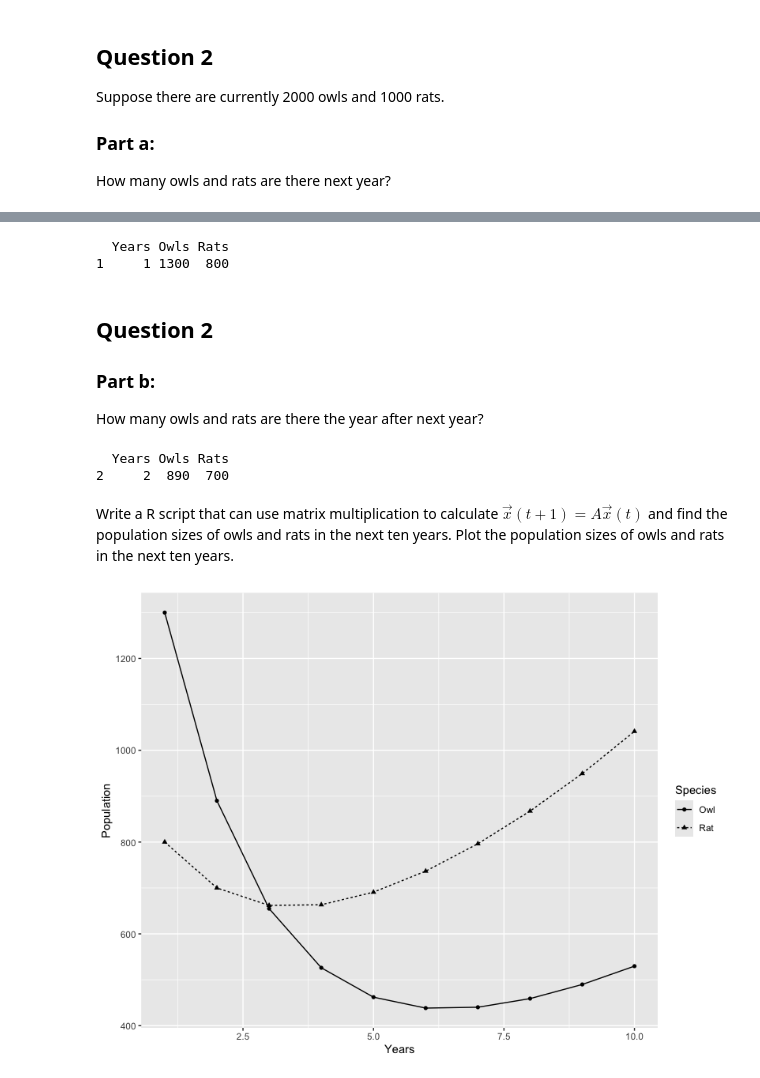
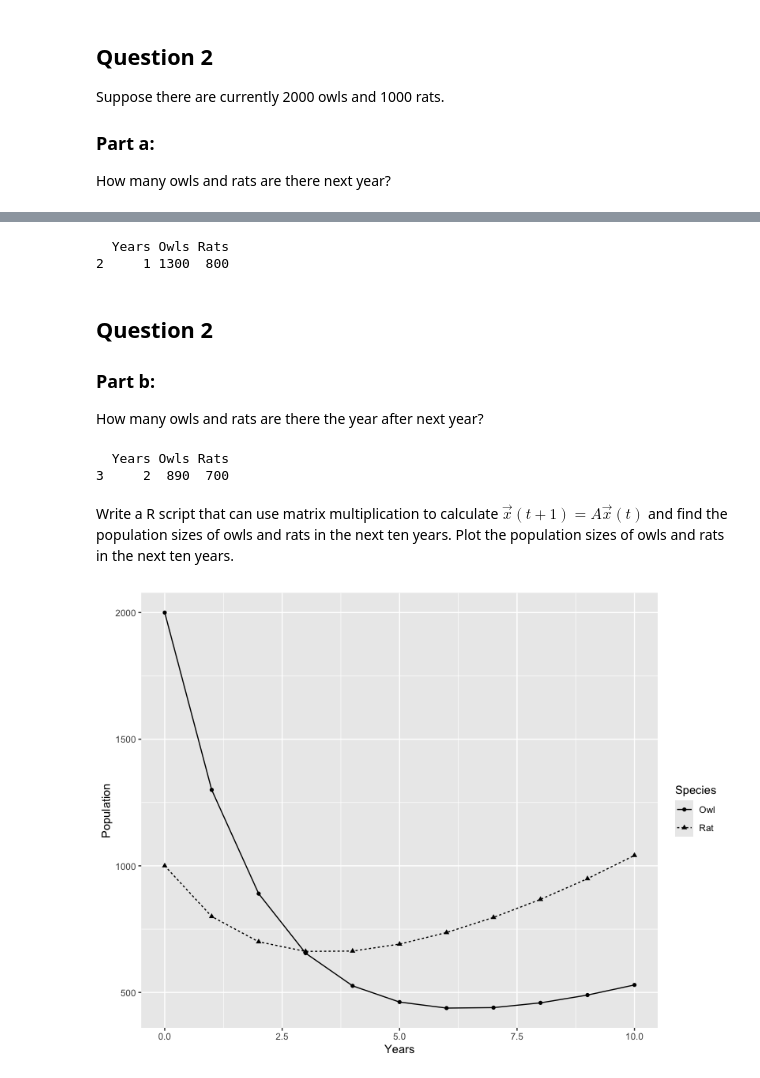
Before and after one commit to otodreas/BIOS13-Coursework, a Jupyter notebook: Exercises/LinAlg_inR/LinAlg-1.ipynb, the cells around one changed output, grey strips where cells are left out. Cells and saved outputs as stored; diff of their text form; code cells hidden in the pictures.

```diff
--- a/Exercises/LinAlg_inR/LinAlg-1.ipynb
+++ b/Exercises/LinAlg_inR/LinAlg-1.ipynb
@@ -112,13 +112,16 @@ population_model <- function(n_years, owls_initial, rats_initial) {
   data <- data.frame(matrix(ncol=3, nrow=n_years))
   colnames(data) <- c("Years", "Owls", "Rats")
 
+  # Add initial data (year 0) to the dataframe
+  data[1,] <- c(0, s)
+
   for (i in 1:n_years) {
     # Apply linear transformation to data to generate new population counts
     predicted <- cf %*% s
 
     # Update the scalars and append them to the dataframe
     s <- predicted
-    data[i,] <- c(i, s)
+    data[i+1,] <- c(i, s)
   }
 
   # Return dataframe with populations for each year
@@ -128,10 +131,10 @@ population_model <- function(n_years, owls_initial, rats_initial) {
 # Run function and return data
 n_years <- 1
 data <- population_model(n_years, 2000, 1000)
-print(data[n_years,])
+print(data[n_years+1,])
 # %% [output]
   Years Owls Rats
-1     1 1300  800
+2     1 1300  800
 # %% [markdown]
 ## Question 2
 
@@ -141,26 +144,26 @@ How many owls and rats are there the year after next year?
 # %%
 n_years <- 2
 data <- population_model(n_years, 2000, 1000)
-print(data[n_years,])
+print(data[n_years+1,])
 # %% [output]
   Years Owls Rats
-2     2  890  700
+3     2  890  700
 # %% [markdown]
 Write a R script that can use matrix multiplication to calculate $ \vec{x}(t+1) = A \vec{x}(t) $ and find the population sizes of owls and rats in the next ten years. Plot the population sizes of owls and rats in the next ten years.
 # %%
 # Get data for 10 years
 n_years <- 10
 data <- population_model(n_years, 2000, 1000)
 
 # Reshape data
 years <- rep(data$Years, 2)
 population <- c(data$Owls, data$Rats)
-species <- c(rep("Owl", n_years), rep("Rat", n_years))
+species <- c(rep("Owl", n_years+1), rep("Rat", n_years+1))
 data_melted <- data.frame(Years=years, Population=population, Species=species)
 
 # Plot
 ggplot(data=data_melted, aes(x=Years, y=Population, group=Species)) +
   geom_line(aes(linetype=Species)) +
   geom_point(aes(shape=Species))
 # %% [output]
-[figure, old version]
+[figure, new version]
```
Also changed, not shown: parts of 1 cell of this notebook.
